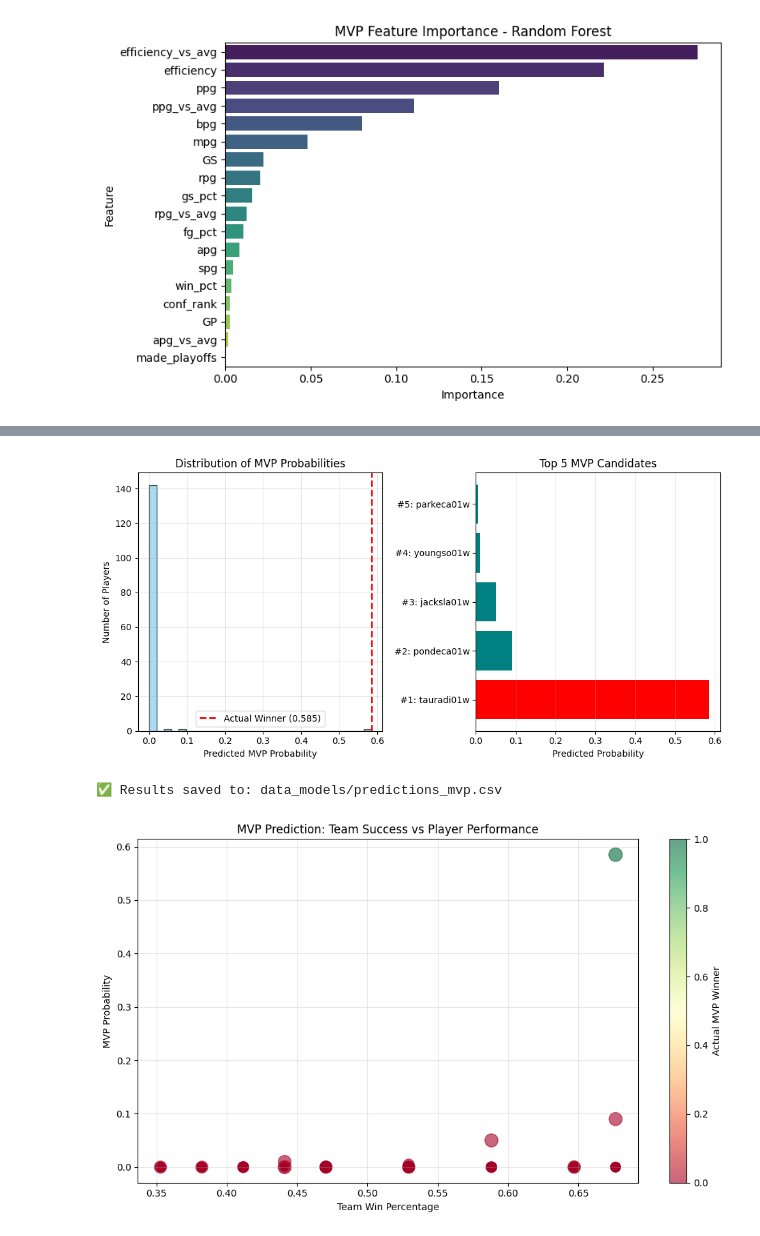
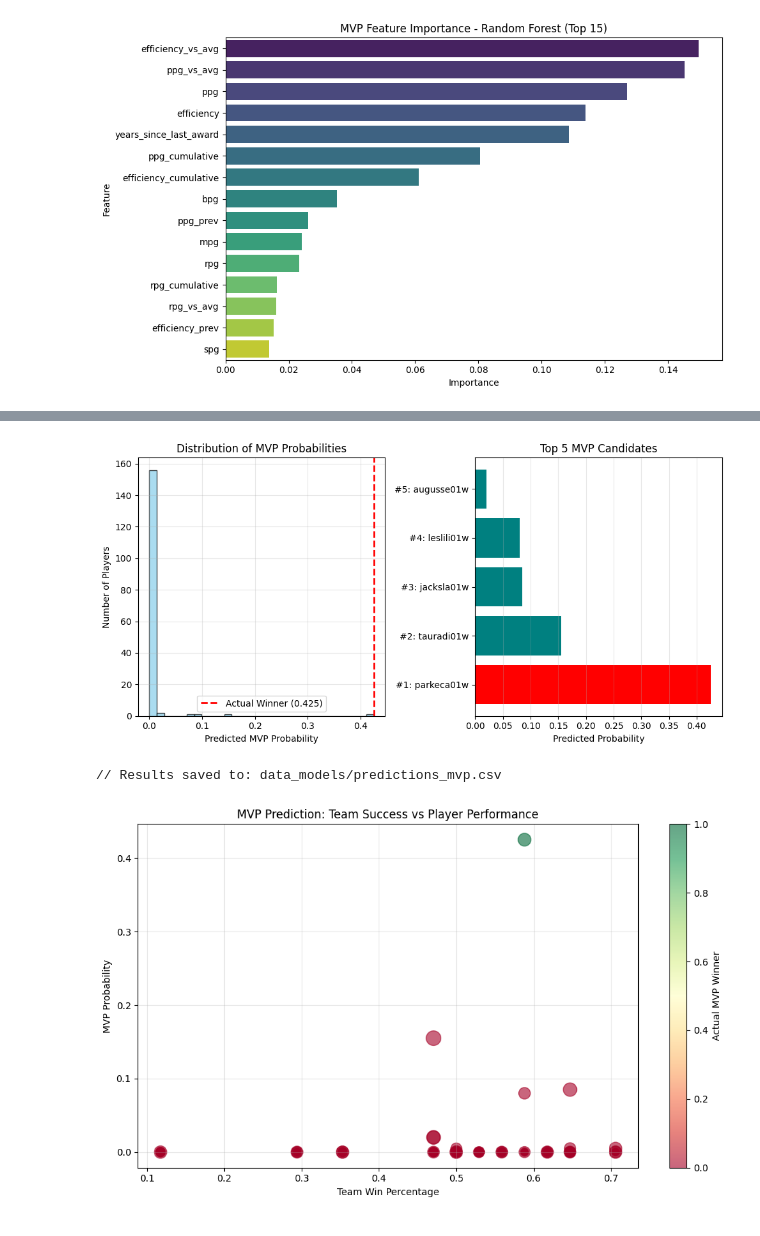
Before and after one commit to torradoov/Data_Mining-WNBA, a Jupyter notebook: 04_05_c).ipynb, the cells around one changed output, grey strips where cells are left out. Saved outputs shown, nothing was run; the diff lists cells and outputs as text; code cells hidden in the pictures.

```diff
--- a/04_05_c).ipynb
+++ b/04_05_c).ipynb
@@ -170,6 +291,6 @@ All-Star Game Most Valuable Player: 8 winners
 # %%
 # ===============================================================
-# 🏀 MVP PREDICTION — MODEL & EVALUATION
+# 🏀 MVP PREDICTION — MODEL & EVALUATION (WITH NEW FEATURES)
 # ===============================================================
 
 # ===============================================================
@@ -180,31 +301,49 @@ player_df = pd.read_csv("data_models/awards_dataset.csv")
 # ===============================================================
 # 2️⃣ Choose target year
 # ===============================================================
-target_year = 10
+target_year = 9
 train_data = player_df[player_df["year"] < target_year]
 test_data = player_df[player_df["year"] == target_year]
 
 print(f"Treino: {train_data.shape} | Teste ({target_year}): {test_data.shape}")
 
 # ===============================================================
-# 3️⃣ Define features and target for MVP
+# 3️⃣ Define features and target for MVP (WITH NEW FEATURES)
 # ===============================================================
 features = [
+    # current year performance
     'ppg', 'rpg', 'apg', 'spg', 'bpg', 'mpg',
     'fg_pct', 'efficiency', 'gs_pct', 'win_pct', 'GP', 'GS',
     'made_playoffs', 'conf_rank',
-    'ppg_vs_avg', 'rpg_vs_avg', 'apg_vs_avg', 'efficiency_vs_avg'
+
+    # comparative to league average
+    'ppg_vs_avg', 'rpg_vs_avg', 'apg_vs_avg', 'efficiency_vs_avg',
+
+    # cumulative/historical features (career trajectory)
+    'ppg_cumulative', 'rpg_cumulative', 'apg_cumulative',
+    'efficiency_cumulative', 'mpg_cumulative',
+
+    # previous year performance
+    'ppg_prev', 'efficiency_prev', 'mpg_prev',
+
+    # award history (momentum effect)
+    'total_previous_awards', 'years_since_last_award',
+    'prev_most_valuable_player',
+
+    # experience
+    'years_experience'
 ]
 target = 'won_most_valuable_player'
 
-X_train = train_data[features]
+x_train = train_data[features]
 y_train = train_data[target]
-X_test = test_data[features]
+x_test = test_data[features]
 y_test = test_data[target]
 
 print(f"\nMVP winners in training: {y_train.sum()}")
 print(f"MVP winners in test: {y_test.sum()}")
 print(f"Class balance: {y_train.sum()}/{len(y_train)} = {y_train.sum()/len(y_train)*100:.2f}%")
+print(f"Total features: {len(features)} (including {len([f for f in features if 'cumulative' in f or 'prev' in f or 'previous' in f])} new historical features)")
 
 # ===============================================================
 # 4️⃣ Train Random Forest model
@@ -215,13 +354,13 @@ model_mvp = RandomForestClassifier(
     random_state=42,
     class_weight='balanced'
 )
-model_mvp.fit(X_train, y_train)
+model_mvp.fit(x_train, y_train)
 
 # ===============================================================
 # 5️⃣ Predictions
 # ===============================================================
 test_data = test_data.copy()
-test_data.loc[:, 'mvp_proba'] = model_mvp.predict_proba(X_test)[:, 1]
+test_data.loc[:, 'mvp_proba'] = model_mvp.predict_proba(x_test)[:, 1]
 test_data.loc[:, 'mvp_rank'] = test_data['mvp_proba'].rank(ascending=False, method='first')
 
 # ===============================================================
@@ -231,7 +370,7 @@ winner_rank = None
 winner_proba = None
 actual_winner_id = None
 
-# For awards, what matters is: Is the winner in our top predictions?
+# for awards, what matters is: is the winner in our top predictions?
 actual_winner_id_array = test_data[test_data[target] == 1]['playerID'].values
 if len(actual_winner_id_array) > 0:
     actual_winner_id = actual_winner_id_array[0]
@@ -246,12 +385,12 @@ if len(actual_winner_id_array) > 0:
     print(f"Top-5 prediction: {'✓ CORRECT' if winner_rank <= 5 else '✗ INCORRECT'}")
     print(f"Top-10 prediction: {'✓ CORRECT' if winner_rank <= 10 else '✗ INCORRECT'}")
 
-    # Mean Reciprocal Rank (standard metric for ranking problems)
+    # mean reciprocal rank
     mrr = 1.0 / winner_rank
     print(f"Mean Reciprocal Rank: {mrr:.4f}")
 
-    # Spearman correlation between predicted probabilities and actual winner
-    # Create binary actual ranking (1 for winner, 0 for others)
+    # spearman correlation between predicted probabilities and actual winner
+    # create binary actual ranking (1 for winner, 0 for others)
     test_data['actual_winner'] = (test_data['playerID'] == actual_winner_id).astype(int)
     spearman_corr, spearman_p = spearmanr(-test_data['mvp_proba'], test_data['mvp_rank'])
     print(f"Spearman Rank Correlation: {spearman_corr:.4f} (p={spearman_p:.4f})")
@@ -259,10 +398,10 @@ else:
     print("\nNo MVP winner in test set")
 
 # ===============================================================
-# 6b️⃣ Baseline Comparison
+# 6️⃣b Baseline Comparison
 # ===============================================================
 print("\n// Baseline Comparison:")
-print("Baseline strategy: Rank by efficiency (simple heuristic)")
+print("Baseline strategy: Rank by efficiency")
 test_data['baseline_rank'] = test_data['efficiency'].rank(ascending=False, method='first')
 
 if actual_winner_id is not None:
@@ -291,21 +430,29 @@ importance = pd.DataFrame({
     'Importance': model_mvp.feature_importances_
 }).sort_values('Importance', ascending=False)
 
-plt.figure(figsize=(8, 5))
-sns.barplot(data=importance, x='Importance', y='Feature', hue='Feature', palette='viridis', legend=False)
-plt.title('MVP Feature Importance - Random Forest')
+plt.figure(figsize=(10, 6))
+top_features = importance.head(15)
+sns.barplot(data=top_features, x='Importance', y='Feature', hue='Feature', palette='viridis', legend=False)
+plt.title('MVP Feature Importance - Random Forest (Top 15)')
 plt.tight_layout()
 plt.show()
 
-print("\n// Top 5 Most Important Features:")
-print(importance.head())
+print("\n// Top 10 Most Important Features:")
+print(importance.head(10))
+
+# Check impact of new features
+new_feature_importance = importance[importance['Feature'].str.contains('cumulative|prev|previous|experience', regex=True)]
+if len(new_feature_importance) > 0:
+    print(f"\n// New Historical Features Impact:")
+    print(f"Total importance of new features: {new_feature_importance['Importance'].sum():.3f}")
+    print(new_feature_importance.head())
 
 # ===============================================================
 # 8️⃣b️ Probability Distribution Analysis
 # ===============================================================
 plt.figure(figsize=(10, 5))
 
-# left plot: Distribution of predicted probabilities
+# left plot: distribution of predicted probabilities
 plt.subplot(1, 2, 1)
 plt.hist(test_data['mvp_proba'], bins=30, color='skyblue', edgecolor='black', alpha=0.7)
 if winner_proba is not None:
@@ -316,7 +463,7 @@ plt.title('Distribution of MVP Probabilities')
 plt.legend()
 plt.grid(alpha=0.3)
 
-# right plot: Top candidates probability comparison
+# right plot: top candidates probability comparison
 plt.subplot(1, 2, 2)
 top_5 = test_data.nsmallest(5, 'mvp_rank')
 colors = ['red' if pid == actual_winner_id else 'teal' for pid in top_5['playerID']]
@@ -376 +523 @@ Top-5 prediction: ✓ CORRECT
-[figure, old version]
+[figure, new version]
@@ -384,6 +541,6 @@ Top-5 prediction: ✓ CORRECT
-[figure, old version]
+[figure, new version]
-✅ Results saved to: data_models/predictions_mvp.csv
+// Results saved to: data_models/predictions_mvp.csv
-[figure, old version]
+[figure, new version]
 # %%
 # ===============================================================
 # 🛡️ DEFENSIVE PLAYER OF THE YEAR — MODEL & EVALUATION
```
Also changed, not shown: parts of 8 cells of this notebook, 7 other files.
